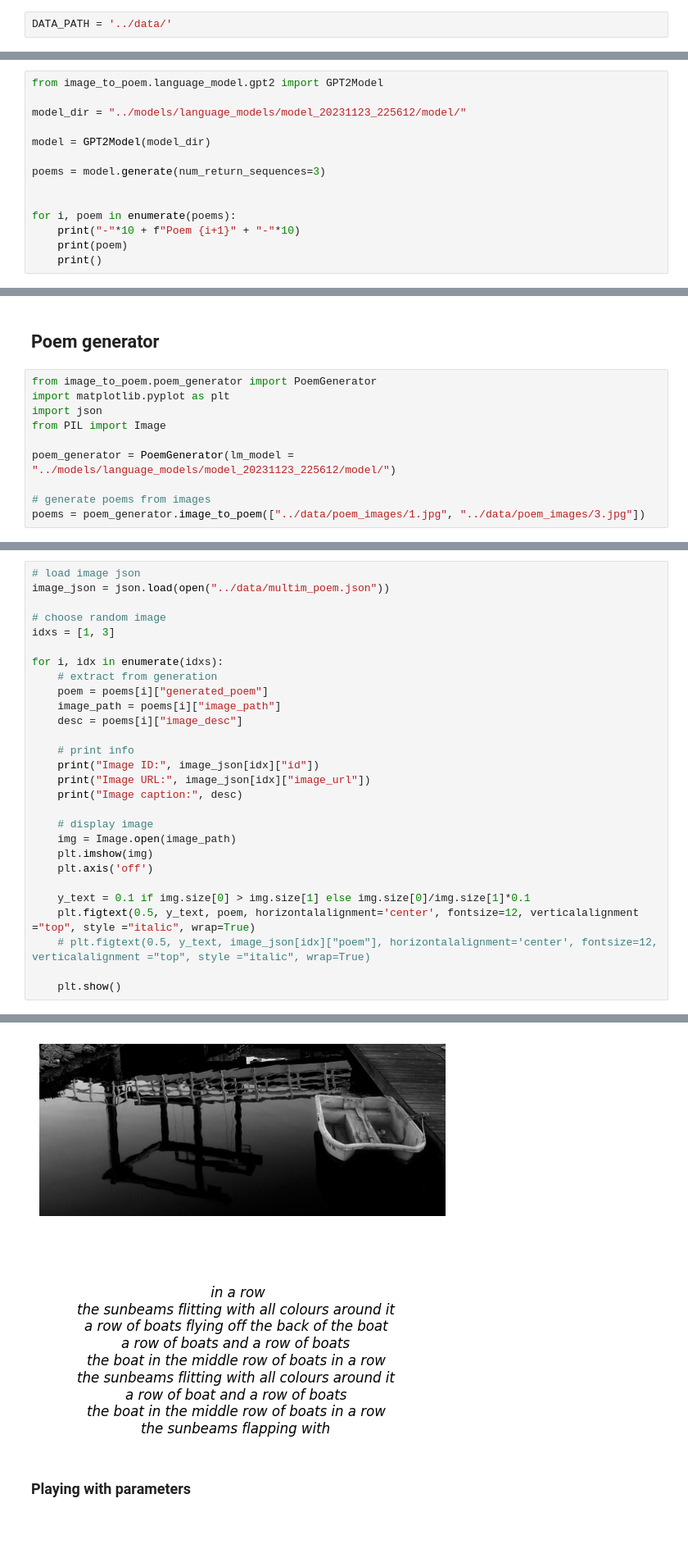
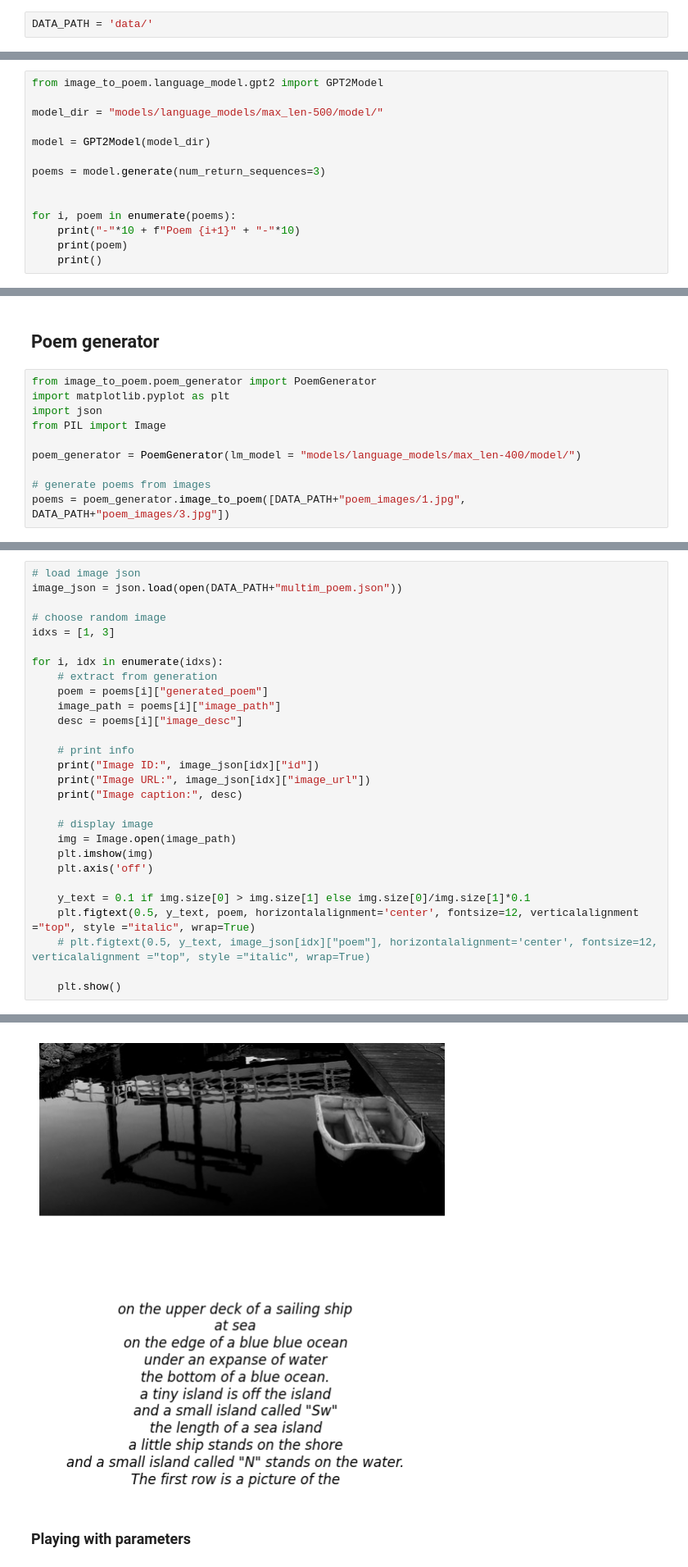
Before and after one commit to LukasLeindals/image-to-poem, a Jupyter notebook: notebooks/model_exploration.ipynb, the cells around one changed output, grey strips where cells are left out. Shown at 82% size. Drawn from its saved outputs; the diff is of its cells as text; blank space fills up the shorter version.

```diff
--- a/notebooks/model_exploration.ipynb
+++ b/notebooks/model_exploration.ipynb
@@ -3,7 +3,7 @@
 
 In this notebook we explore how our different model components work.
 # %%
-DATA_PATH = '../data/'
+DATA_PATH = 'data/'
 # %% [markdown]
 ## Image-to-text
 # %%
@@ -45,7 +45,7 @@ Descriptions:  ['two pink flowers in a flower pot ', 'a row of boats sitting on
 # %%
 from image_to_poem.language_model.gpt2 import GPT2Model
 
-model_dir = "../models/language_models/model_20231123_225612/model/"
+model_dir = "models/language_models/max_len-500/model/"
 
 model = GPT2Model(model_dir)
 
@@ -116,10 +116,10 @@ import matplotlib.pyplot as plt
 import json
 from PIL import Image
 
-poem_generator = PoemGenerator(lm_model = "../models/language_models/model_20231123_225612/model/")
+poem_generator = PoemGenerator(lm_model = "models/language_models/max_len-400/model/")
 
 # generate poems from images
-poems = poem_generator.image_to_poem(["../data/poem_images/1.jpg", "../data/poem_images/3.jpg"])
+poems = poem_generator.image_to_poem([DATA_PATH+"poem_images/1.jpg", DATA_PATH+"poem_images/3.jpg"])
 # %% [output]
 Initializing image-to-text model...
 Could not find image processor class in the image processor config or the model config. Loading based on pattern matching with the model's feature extractor configuration.
@@ -139,6 +139,6 @@ poems
 # %%
 # load image json
-image_json = json.load(open("../data/multim_poem.json"))
+image_json = json.load(open(DATA_PATH+"multim_poem.json"))
 
 # choose random image
 idxs = [1, 3]
@@ -172,7 +172,7 @@ Image caption: a flower arrangement in a vase with other flowers
 Image ID: 3
 Image URL: https://farm2.staticflickr.com/1034/1002997433_0ab78b483e.jpg
 Image caption: a row of boats sitting on a dock
-[figure, old version]
+[figure, new version]
 # %% [markdown]
 ### Playing with parameters
 # %% [markdown]
```
Also changed, not shown: parts of 4 cells of this notebook, 1 other file.
